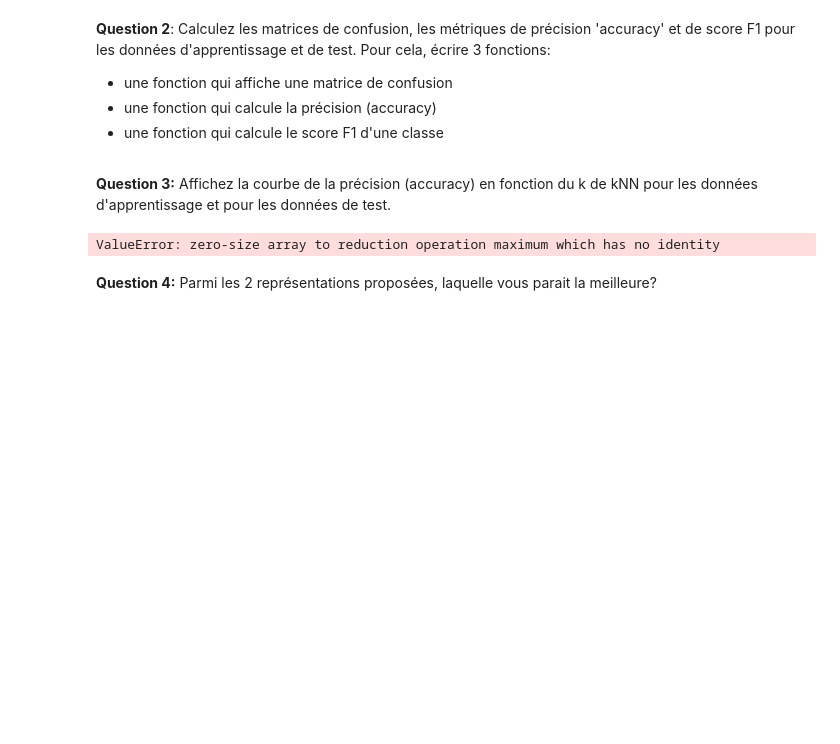
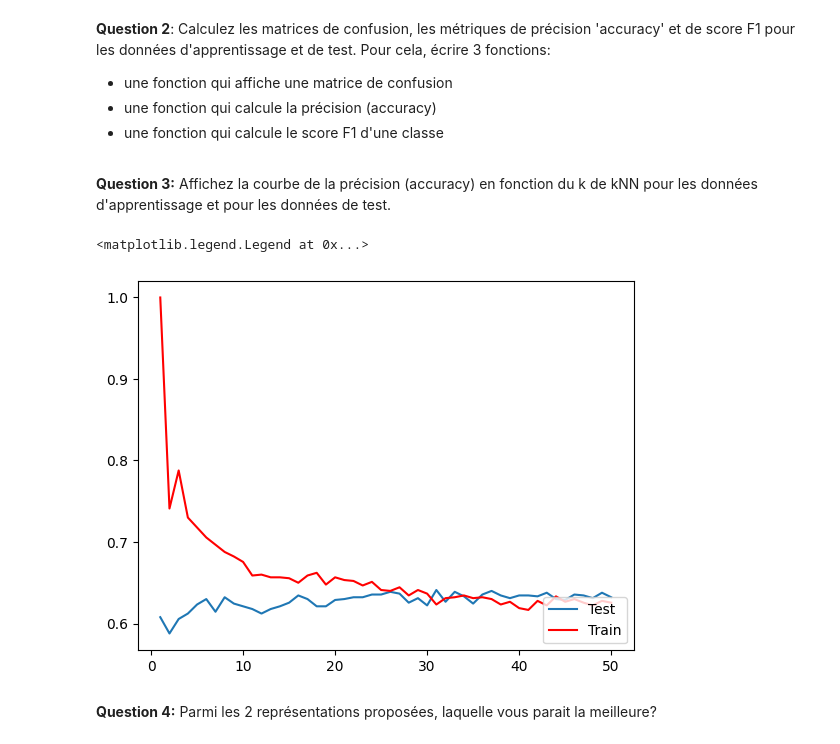
Before and after one commit to Tsukoyachi/CS-Semester-5-6, a Jupyter notebook: TD/S6/Données Numériques/TD4/TPclassifSons.ipynb, the cells around one changed output. Drawn from its saved outputs; the diff is of its cells as text; code cells hidden in the pictures; blank space fills up the shorter version.

```diff
--- a/TD/S6/Données Numériques/TD4/TPclassifSons.ipynb
+++ b/TD/S6/Données Numériques/TD4/TPclassifSons.ipynb
@@ -184,15 +213,18 @@ def f1(confusionMatrix) :
 # %% [markdown]
 **Question 3:** Affichez la courbe de la précision (accuracy) en fonction du k de kNN pour les données d'apprentissage et pour les données de test.
 # %%
-res = []
-for n in range (0,50) :
-    predTrain = [voteKnn(Xtrain,yTrain,n,i) for i in Xtrain]
-    predTest = [voteKnn(Xtest,yTest,n,i) for i in Xtrain]
-    confusionMatrix = printConfusionMatrix(predTest)
-    accuracy = accuracy(confusionMatrix)
-    res.append(accuracy)
-plt.plot(res,n)
+res = np.zeros(50)
+train = np.zeros(50)
+for y in range(1,51) :
+    predTrain = [voteKnn(Xtrain,yTrain,y,i) for i in Xtrain]
+    predTest = [voteKnn(Xtest,yTest,y,i) for i in Xtrain]
+    res[y-1] = accuracy(predTest,yTest)
+    train[y-1] = accuracy(predTrain,yTrain)
+plt.plot(np.linspace(1,50,50),res)
+plt.plot(np.linspace(1,50,50),train,color='red')
+plt.legend(["Test","Train"], loc ="lower right")
 # %% [output]
-ValueError: zero-size array to reduction operation maximum which has no identity
+<matplotlib.legend.Legend at 0x...>
+[figure, added]
 # %% [markdown]
 **Question 4:** Parmi les 2 représentations proposées, laquelle vous parait la meilleure?
```
Also changed, not shown: parts of 7 cells of this notebook, 28 other files.
